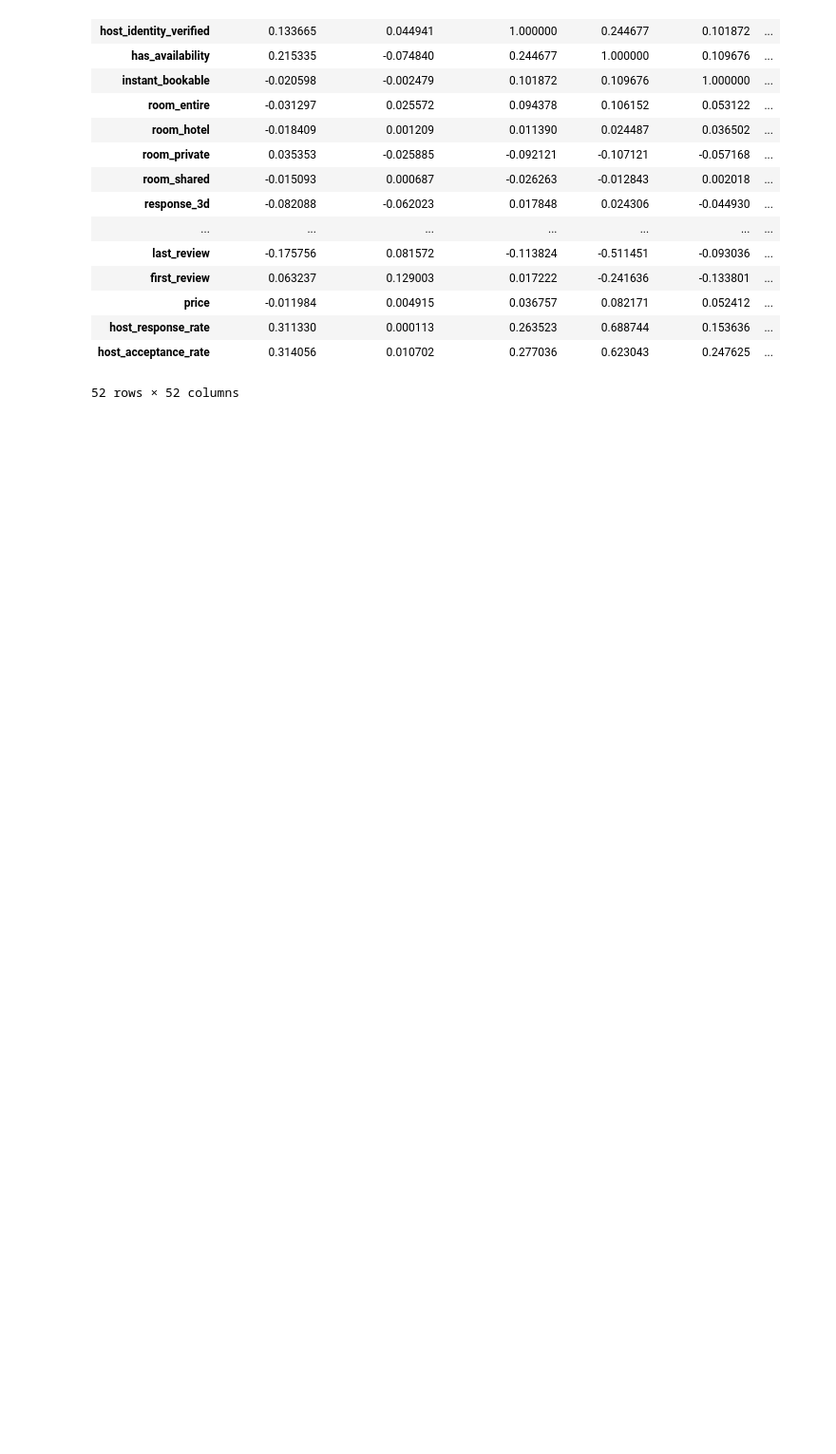
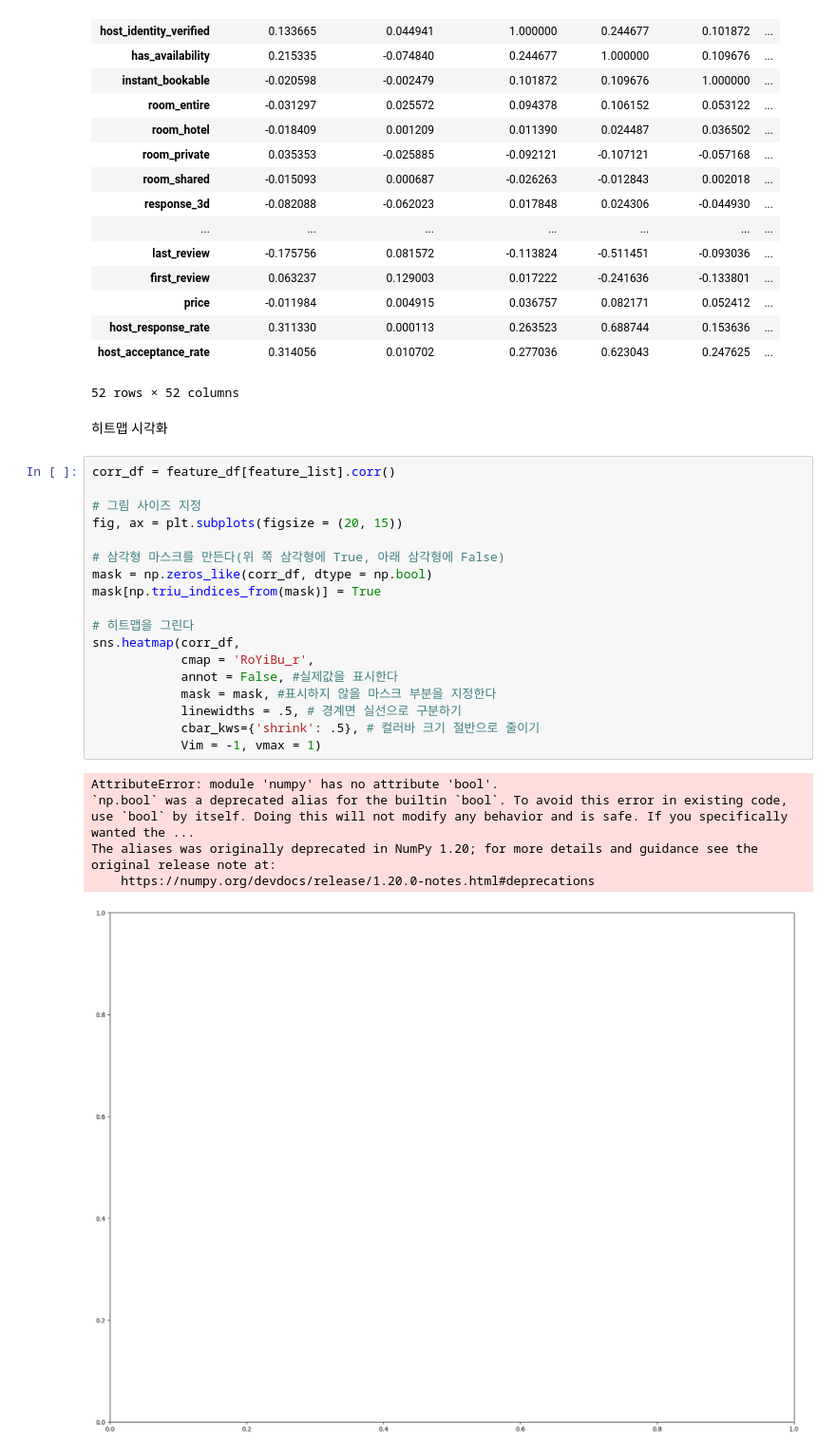
Before and after one commit to HongSeongMo/Airbnb, a Jupyter notebook: Copy_of_aribnb4강변수상관관계분석.ipynb, the cells around one changed output. Shown at 95% size. Saved outputs shown, nothing was run; the diff lists cells and outputs as text; blank space fills up the shorter version.

```diff
--- a/Copy_of_aribnb4강변수상관관계분석.ipynb
+++ b/Copy_of_aribnb4강변수상관관계분석.ipynb
@@ -284,3 +284,29 @@ feature_df[feature_list].corr()
 | host_response_rate | 0.311330 | 0.000113 | 0.263523 | 0.688744 | 0.153636 | ... |
 | host_acceptance_rate | 0.314056 | 0.010702 | 0.277036 | 0.623043 | 0.247625 | ... |
 52 rows × 52 columns
+# %% [markdown]
+히트맵 시각화
+# %%
+corr_df = feature_df[feature_list].corr()
+
+# 그림 사이즈 지정
+fig, ax = plt.subplots(figsize = (20, 15))
+
+# 삼각형 마스크를 만든다(위 쪽 삼각형에 True, 아래 삼각형에 False)
+mask = np.zeros_like(corr_df, dtype = np.bool)
+mask[np.triu_indices_from(mask)] = True
+
+# 히트맵을 그린다
+sns.heatmap(corr_df,
+            cmap = 'RoYiBu_r',
+            annot = False, #실제값을 표시한다
+            mask = mask, #표시하지 않을 마스크 부분을 지정한다
+            linewidths = .5, # 경계면 실선으로 구분하기
+            cbar_kws={'shrink': .5}, # 컬러바 크기 절반으로 줄이기
+            Vim = -1, vmax = 1)
+# %% [output]
+AttributeError: module 'numpy' has no attribute 'bool'.
+`np.bool` was a deprecated alias for the builtin `bool`. To avoid this error in existing code, use `bool` by itself. Doing this will not modify any behavior and is safe. If you specifically wanted the ...
+The aliases was originally deprecated in NumPy 1.20; for more details and guidance see the original release note at:
+    https://numpy.org/devdocs/release/1.20.0-notes.html#deprecations
+[figure, added]
```
Also changed, not shown: parts of 1 cell of this notebook.
